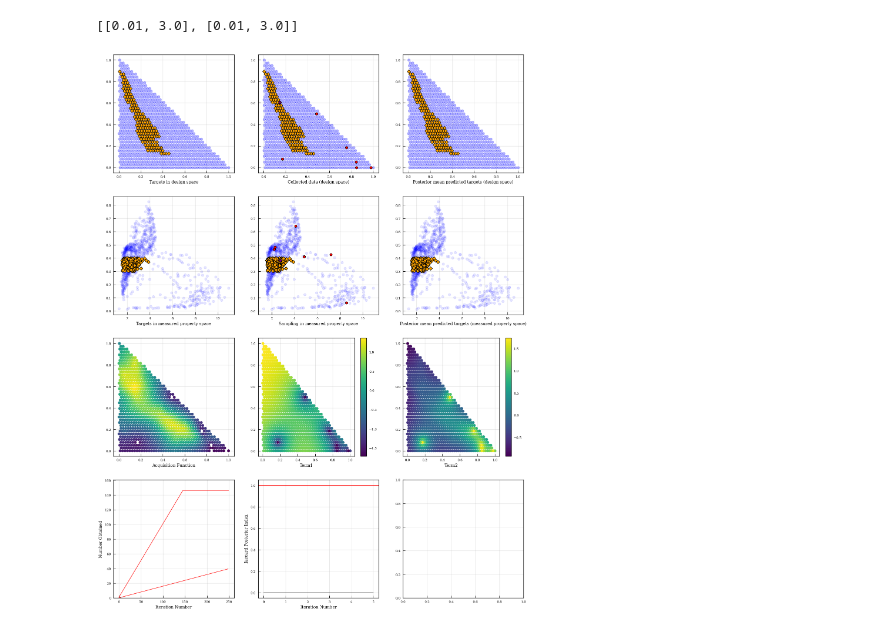
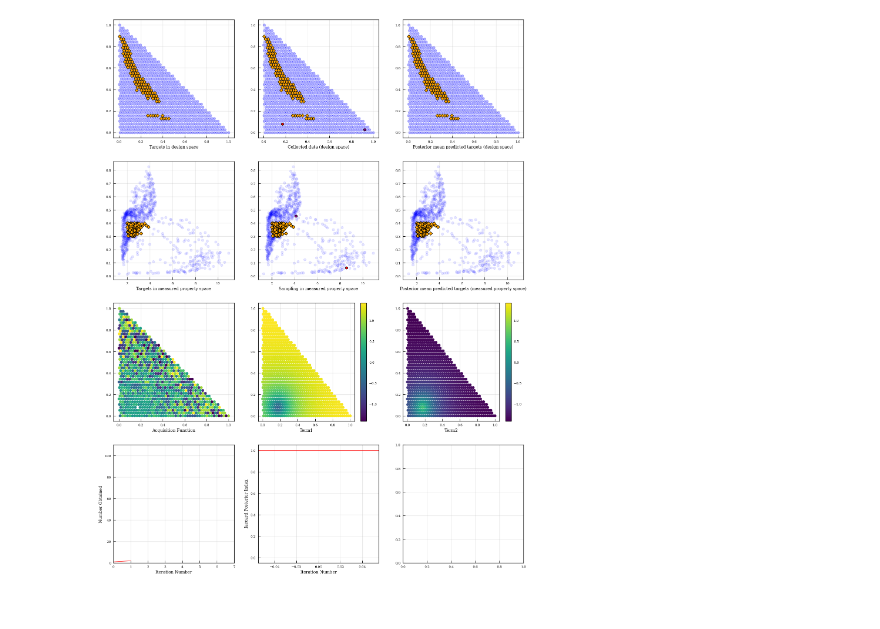
Before and after one commit to src47/multibax-sklearn, a Jupyter notebook: notebooks/infobax_sklearn_multi.ipynb, the cells around one changed output. Saved outputs shown, nothing was run; the diff lists cells and outputs as text; code cells hidden in the pictures.

```diff
--- a/notebooks/infobax_sklearn_multi.ipynb
+++ b/notebooks/infobax_sklearn_multi.ipynb
@@ -36,13 +36,9 @@ Y = y_scaler.fit_transform(Y)
 if len(Y.shape) == 1:
     Y = Y.reshape(-1, 1)
 # %%
-algorithm = MultiRegionSetIntersection(threshold_list = [[1.0, 4.0], [0.3, 0.4]], scalers = scalers)
+algorithm = MultiRegionSetIntersection(threshold_list = [[2.0, 4.0], [0.3, 0.4]], scalers = scalers)
 # algorithm = ParetoFront(tolerance_list = [0.01, 0.01],  max_or_min_list = [0, 1], scalers = scalers)
 true_target_ids = algorithm.identify_subspace(x=X, y=Y)
-# %%
-2* [[0.01,3.0]]
-# %% [output]
-[[0.01, 3.0], [0.01, 3.0]]
 # %%
 np.random.seed(2)
 
@@ -51,7 +47,7 @@ all_ids = list(np.arange(0, len(X)))
 true_target_ids = algorithm.identify_subspace(x=X, y=Y)
 true_not_target_ids = list(set(all_ids) - set(true_target_ids))
 
-n_posterior_samples = 10
+n_posterior_samples = 20
 n_initial = 1
 train_indices = list(np.random.choice(all_ids, n_initial))
 x_train = X[train_indices]
@@ -59,7 +55,7 @@ y_train = Y[train_indices]
 n_features = X.shape[1]
 
 # kernel_list = [2.0 * Matern(length_scale=1.0, length_scale_bounds='fixed') + WhiteKernel(0.01), 2.0 * Matern(length_scale=1.0, length_scale_bounds='fixed') + WhiteKernel(0.01)]
-k = ConstantKernel(constant_value = 1.0, constant_value_bounds = [0.01, 3.0]) * Matern(length_scale=n_features * [0.5], length_scale_bounds = n_features * [[0.01,3.0]]) + WhiteKernel(0.01, noise_level_bounds='fixed')
+k = ConstantKernel(constant_value = 1.0) * Matern(length_scale=n_features * [0.5]) + WhiteKernel(0.01)
 
 kernel_list = [k, k]
 
@@ -70,13 +66,18 @@ plot_frequency = 5
 prevent_requery = True
 n_obtained = []
 jaccard_posterior = []
-n_iters = 250
+n_iters = 2
 
 random_sampling = [random_sampling_no_replace(len(X), len(true_target_ids), n) for n in range(n_initial, n_iters)]
 
 for i in range(n_iters):
     multi_gpr = MGPR(kernel_list=kernel_list)
+
     acquisition_function, multi_gpr, term1, term2 = multi_infobax_gp(x_domain = X, x_train = x_train, y_train = y_train, model = multi_gpr, algorithm = algorithm, n_posterior_samples=20, verbose=False)
+
+    vmax = np.max([np.max(term1), np.max(term2)])
+    vmin = np.min([np.min(term1), np.min(term2)])
+
 
     # multi_infobax_gp(x_domain = X, x_train = x_train, y_train = y_train, model = multi_gpr, algorithm = algorithm, n_posterior_samples = 20,)
     acquisition_function = (acquisition_function - np.min(acquisition_function))/(np.max(acquisition_function) - np.min(acquisition_function))
@@ -141,11 +142,11 @@ for i in range(n_iters):
         axes[2,0].scatter(X[:, 0], X[:, 1], c=acquisition_function)
         axes[2,0].set_xlabel('Acquisition Function')
 
-        t1 = axes[2,1].scatter(X[:, 0], X[:, 1], c=term1)
+        t1 = axes[2,1].scatter(X[:, 0], X[:, 1], c=term1, vmin=vmin, vmax=vmax)
         axes[2,1].set_xlabel('Term1')
         fig.colorbar(t1, ax=axes[2,1])
 
-        t2 = axes[2,2].scatter(X[:, 0], X[:, 1], c=term2)
+        t2 = axes[2,2].scatter(X[:, 0], X[:, 1], c=term2, vmin=vmin, vmax=vmax)
         axes[2,2].set_xlabel('Term2')
         fig.colorbar(t2, ax=axes[2,2])
 
@@ -154,31 +155,32 @@ for i in range(n_iters):
             axes[3,0].plot(best_possible_n_obtained, color='r')
             axes[3,0].plot(random_sampling, color='r')
             axes[3,0].set_xlabel('Iteration Number')
             axes[3,0].set_ylabel('Number Obtained')
             axes[3,0].set_ylim(0, 1.1 * len(true_target_ids))
+            axes[3,0].set_xlim(0, len(collected_ids) + 5)
         except:
             pass
 
         try:
             axes[3,1].axhline(y=1.0, color='r', linestyle='-')
             axes[3,1].plot(np.arange(0, len(jaccard_posterior)), jaccard_posterior, color='k')
             axes[3,1].set_xlabel('Iteration Number')
             axes[3,1].set_ylabel('Jaccard Posterior Index')
         except:
             pass
         plt.show()
 
 
     x_next = X[next_id]
     y_next = Y[next_id]
 
     x_train = np.vstack((x_train, x_next))
     y_train = np.vstack((y_train, y_next))
 
         # Wait for 1 second
     time.sleep(1)
 
     # Clear the output
     clear_output(wait=True)
 # %% [output]
-[figure, old version]
+[figure, new version]
```
Also changed, not shown: parts of 2 cells of this notebook, 2 other files.
